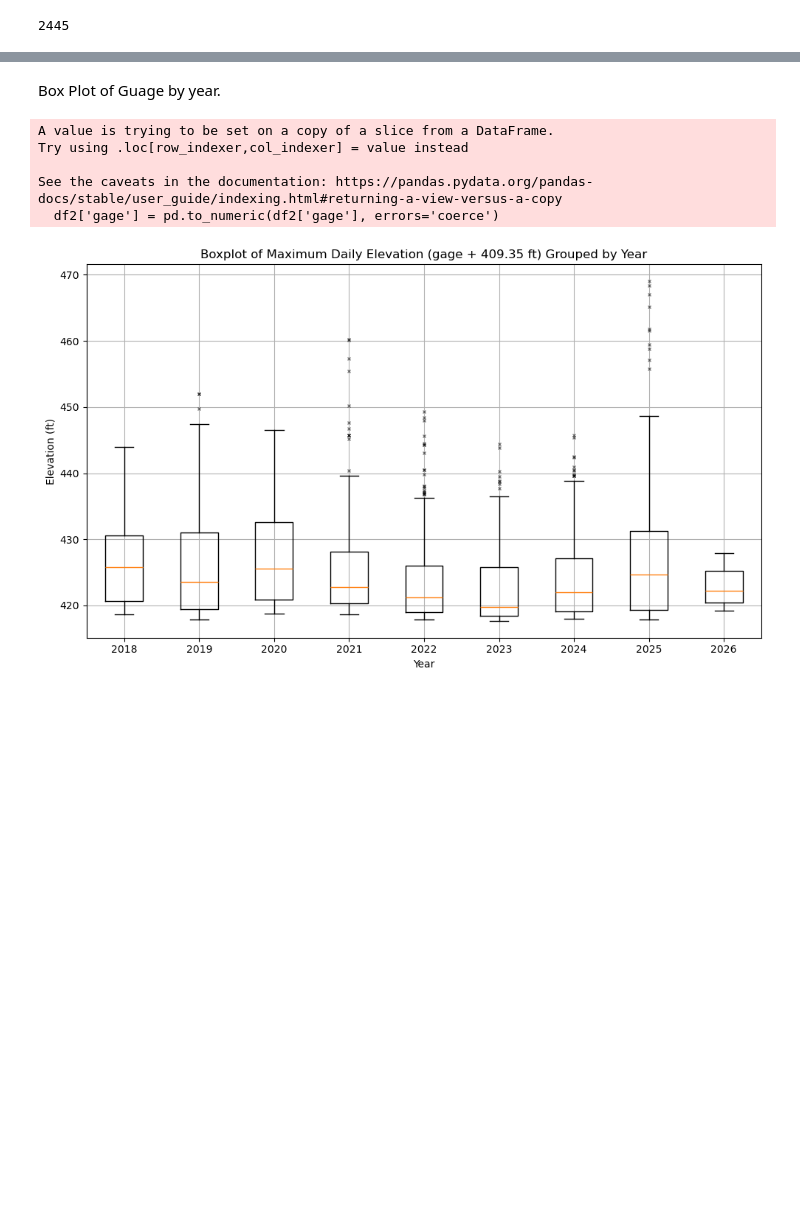
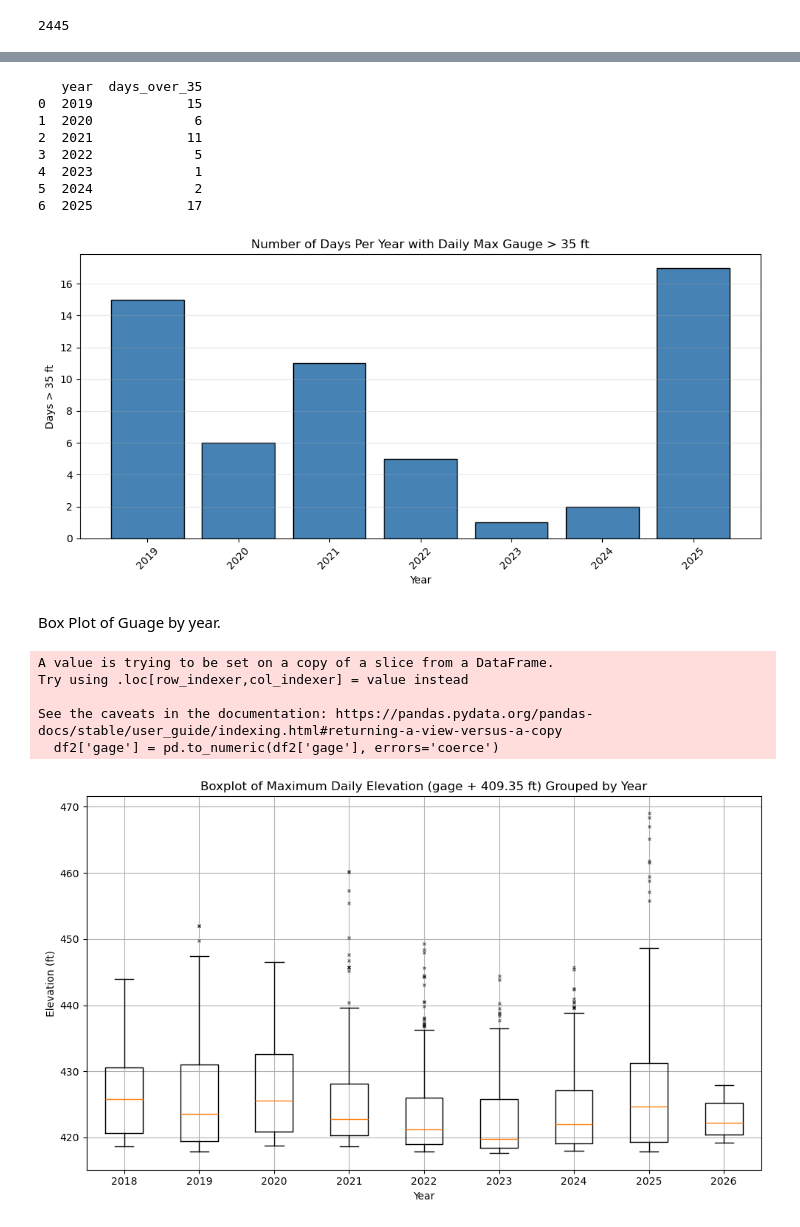
Before and after one commit to Raybies/GreenRiverFerryRiver, a Jupyter notebook: GRF_VA.ipynb, the cells around one changed output, grey strips where cells are left out. Drawn from its saved outputs; the diff is of its cells as text; code cells hidden in the pictures; blank space fills up the shorter version.

```diff
--- a/GRF_VA.ipynb
+++ b/GRF_VA.ipynb
@@ -289,3 +381,40 @@ print(count)
+# %%
+# compute daily maximum gauge and then count days > 35 ft by year
+
+# make sure the gauge column is numeric
+df['gage'] = pd.to_numeric(df['gage'], errors='coerce')
+
+# build (or rebuild) the daily‑max dataframe
+daily_max_df = df.groupby(df['datetime'].dt.date)['gage'].max().reset_index()
+daily_max_df.columns = ['date', 'max_daily_gage']
+daily_max_df['year'] = pd.to_datetime(daily_max_df['date']).dt.year
+
+# filter and count
+days_over_35 = daily_max_df[daily_max_df['max_daily_gage'] > 35]
+count_by_year = days_over_35.groupby('year').size().reset_index(name='days_over_35')
+print(count_by_year)
+
+# plot the result
+plt.figure(figsize=(10,5))
+plt.bar(count_by_year['year'], count_by_year['days_over_35'],
+    color='steelblue', edgecolor='black')
+plt.title('Number of Days Per Year with Daily Max Gauge > 35 ft')
+plt.xlabel('Year')
+plt.ylabel('Days > 35 ft')
+plt.xticks(count_by_year['year'], rotation=45)
+plt.grid(axis='y', alpha=0.3)
+plt.tight_layout()
+plt.show()
+# %% [output]
+   year  days_over_35
+0  2019            15
+1  2020             6
+2  2021            11
+3  2022             5
+4  2023             1
+5  2024             2
+6  2025            17
+[figure, added]
 # %% [markdown]
 
 Box Plot of Guage by year.
```
Also changed, not shown: parts of 6 cells of this notebook.
